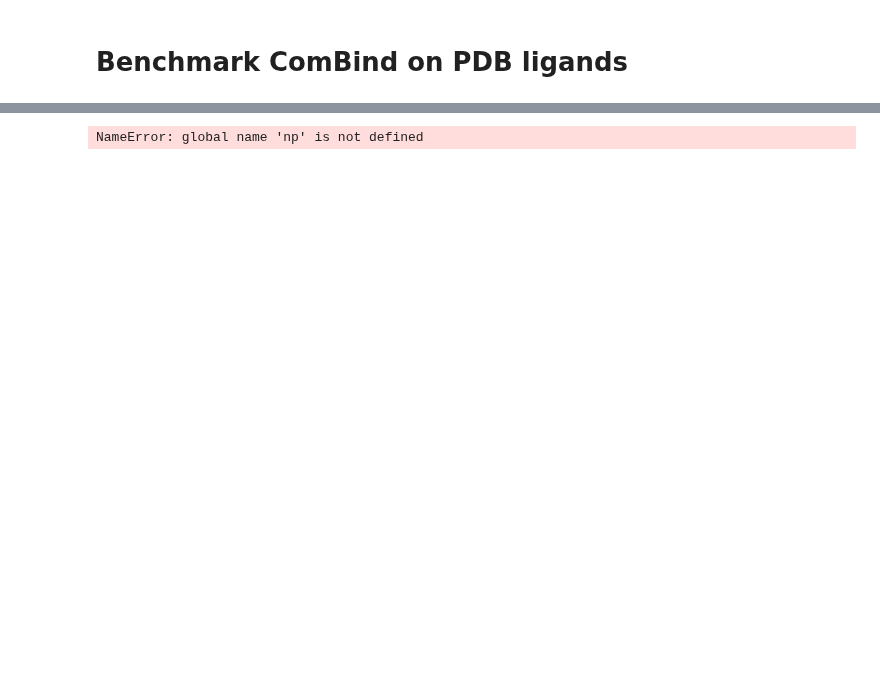
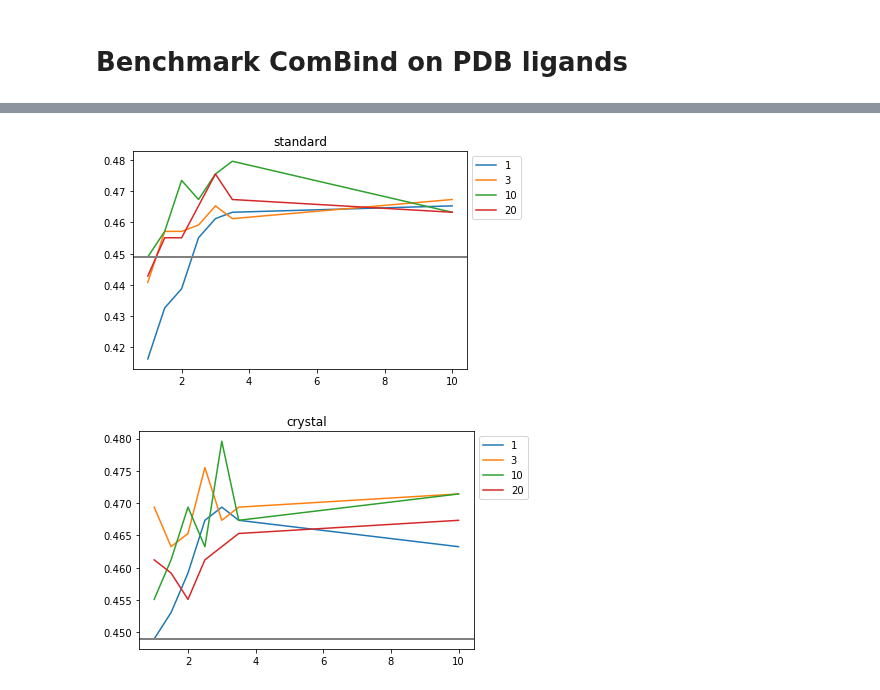
Before and after one commit to orangese/combind_multistruct_benchmarking, a Jupyter notebook: notebooks/benchmarks/best_mcss_benchmark_sweep.ipynb, the cells around one changed output, grey strips where cells are left out. Cells and saved outputs as stored; diff of their text form; code cells hidden in the pictures; blank space fills up the shorter version.

```diff
--- a/notebooks/benchmarks/best_mcss_benchmark_sweep.ipynb
+++ b/notebooks/benchmarks/best_mcss_benchmark_sweep.ipynb
@@ -8,17 +10 @@ from benchmark import benchmark
 %matplotlib inline
-# %%
-data = {} # mode, (alpha, features), protein, ligand, scores
-with open('/Users/jpaggi/Downloads/combind_data/bpp_outputs/stats6_best_mcss.tsv') as fp:
-    print fp.readline()
-    for line in fp:
-        if 'None' in line: continue
-        (mode, protein, ligand, num_ligs, alpha, features, _, combind_rmsd,
-         _, glide_rmsd, _, best_rmsd) = line.strip().split('\t')
-        alpha, combind_rmsd,glide_rmsd, best_rmsd = float(alpha), float(combind_rmsd),float(glide_rmsd), float(best_rmsd)
-        num_ligs = int(num_ligs)
-        if alpha == 0.5: continue
-        if mode not in data: data[mode] = {}
-        k = (num_ligs, alpha, features)
-        if k not in data[mode]: data[mode][k] = {}
-        if protein not in data[mode][k]: data[mode][k][protein] = {}
-        data[mode][k][protein][ligand] = (float(combind_rmsd), float(glide_rmsd), float(best_rmsd))
@@ -26,0 +11,2 @@ mode    protein ligand  n_ligs  alpha   features        combind_rank    combind_
+# %%
+data = load_chembl('stats6', 'best_mcss')
@@ -27,28 +31,29 @@ mode    protein ligand  n_ligs  alpha   features        combind_rank    combind_
 # %%
 def performance(results):
     x, y = [], []
     for prot, ligs in results.items():
         for lig, (combind, glide, best) in ligs.items():
             x += [glide]
             y += [combind]
     return (sum(x) / float(len(x)), sum(np.array(x) <= 2.0) /  float(len(x)),
             sum(y) / float(len(y)), sum(np.array(y) <= 2.0) /  float(len(y)))
 
 def sweep(data, mode, feature):
     num_ligs = sorted(set(k[0] for k in data[mode].keys()))
     alpha_factors = sorted(set(k[1] for k in data[mode].keys()))
     for n in [1, 3, 10, 20]: #num_ligs:
         performances = []
         for alpha_factor in alpha_factors:
             performances += [performance(data[mode][(n, alpha_factor, feature)])]
         plt.plot(alpha_factors, [p[3] for p in performances], label = n)
         for p in performances:
             plt.axhline(p[1], c = 'grey')
     plt.legend(bbox_to_anchor=(1.0, 1.0))
     plt.title(mode)
     plt.show()
 
-sweep(data, 'standard', 'pipi_contact_hbond_sb')
-sweep(data, 'crystal',  'pipi_contact_hbond_sb')
+sweep(data, 'standard', 'mcss_pipi_contact_hbond_sb')
+sweep(data, 'crystal', 'mcss_pipi_contact_hbond_sb')
 # %% [output]
-NameError: global name 'np' is not defined
+[figure, added]
+[figure, added]
```
Also changed, not shown: parts of 5 cells of this notebook, 2 other files.
